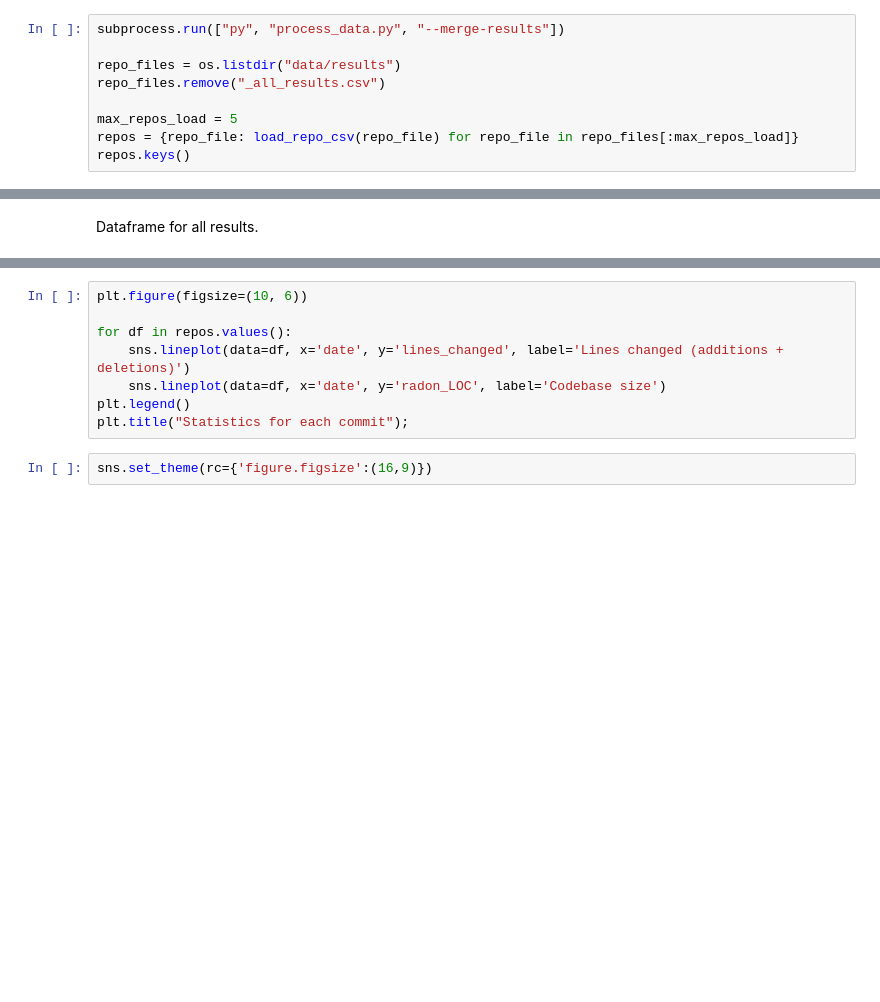
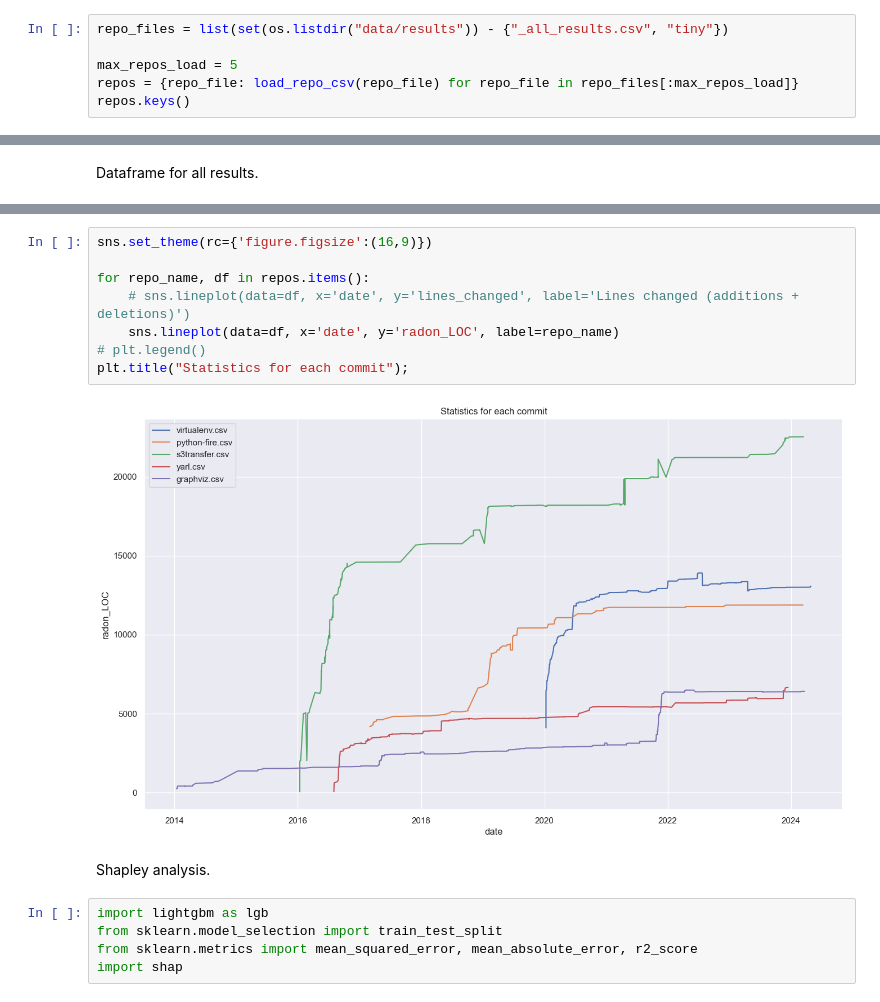
Before and after one commit to qwerltaz/metric-dynamics, a Jupyter notebook: eda.ipynb, the cells around one changed output, grey strips where cells are left out. Drawn from its saved outputs; the diff is of its cells as text; blank space fills up the shorter version.

Commit message:
additional EDA

```diff
--- a/eda.ipynb
+++ b/eda.ipynb
@@ -17,10 +18,7 @@ def load_repo_csv(repo_file):
 # %% [markdown]
 Dataframes for individual repositories.
 # %%
-subprocess.run(["py", "process_data.py", "--merge-results"])
-
-repo_files = os.listdir("data/results")
-repo_files.remove("_all_results.csv")
+repo_files = list(set(os.listdir("data/results")) - {"_all_results.csv", "tiny"})
 
 max_repos_load = 5
 repos = {repo_file: load_repo_csv(repo_file) for repo_file in repo_files[:max_repos_load]}
@@ -37,10 +48,17 @@ all_results.head()
 # %%
-plt.figure(figsize=(10, 6))
+sns.set_theme(rc={'figure.figsize':(16,9)})
 
-for df in repos.values():
-    sns.lineplot(data=df, x='date', y='lines_changed', label='Lines changed (additions + deletions)')
-    sns.lineplot(data=df, x='date', y='radon_LOC', label='Codebase size')
-plt.legend()
+for repo_name, df in repos.items():
+    # sns.lineplot(data=df, x='date', y='lines_changed', label='Lines changed (additions + deletions)')
+    sns.lineplot(data=df, x='date', y='radon_LOC', label=repo_name)
+# plt.legend()
 plt.title("Statistics for each commit");
+# %% [output]
+[figure, added]
-# %%
-sns.set_theme(rc={'figure.figsize':(16,9)})
+# %% [markdown]
+Shapley analysis.
+# %%
+import lightgbm as lgb
+from sklearn.model_selection import train_test_split
+from sklearn.metrics import mean_squared_error, mean_absolute_error, r2_score
+import shap
```
Also changed, not shown: parts of 6 cells of this notebook, 3 other files.
